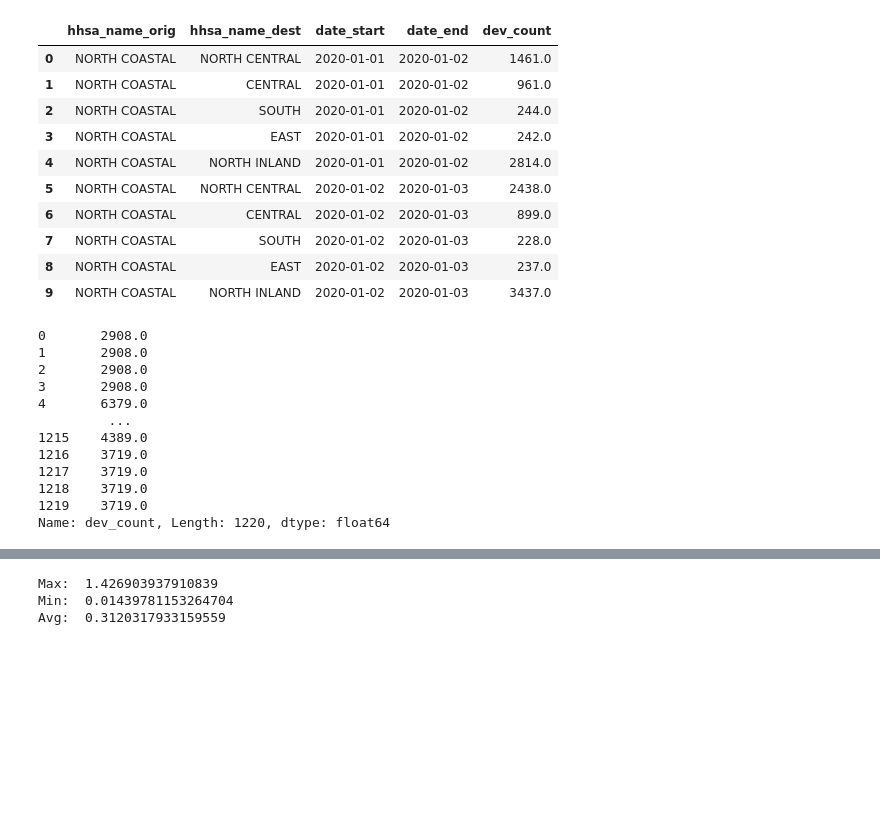
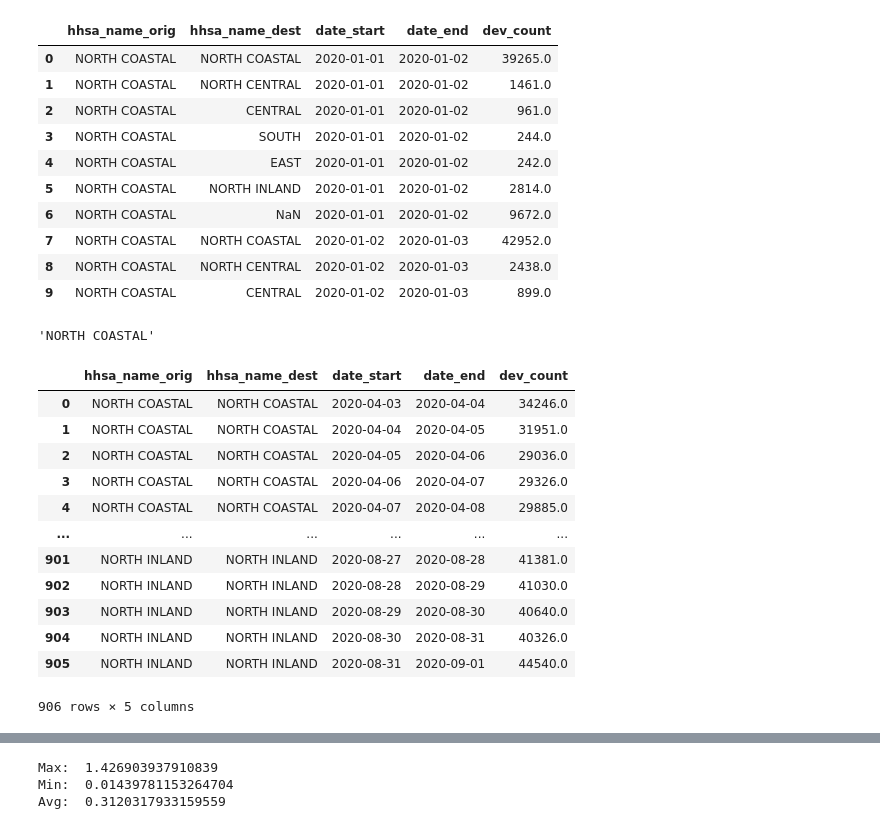
Before and after one commit to kazi0302/COVID-19-Modeling-and-Parameter-Fitting, a Jupyter notebook: Data/mobility.ipynb, the cells around one changed output, grey strips where cells are left out. Saved outputs shown, nothing was run; the diff lists cells and outputs as text; code cells hidden in the pictures; blank space fills up the shorter version.

```diff
--- a/Data/mobility.ipynb
+++ b/Data/mobility.ipynb
@@ -14,10 +30,27 @@ df_count = pd.read_excel('/Users/kazi0302/Desktop/SDSU/MSCSDS/COVID-19-Modeling-
 # %%
 df_count = df_count[:10253]
 df_count.drop(['hhsa_orig', 'hhsa_dest'], axis=1, inplace=True)
+# %%
+df_count.head(10)
+# %% [output]
+|  | hhsa_name_orig | hhsa_name_dest | date_start | date_end | dev_count |
+| 0 | NORTH COASTAL | NORTH COASTAL | 2020-01-01 | 2020-01-02 | 39265.0 |
+| 1 | NORTH COASTAL | NORTH CENTRAL | 2020-01-01 | 2020-01-02 | 1461.0 |
+| 2 | NORTH COASTAL | CENTRAL | 2020-01-01 | 2020-01-02 | 961.0 |
+| 3 | NORTH COASTAL | SOUTH | 2020-01-01 | 2020-01-02 | 244.0 |
+| 4 | NORTH COASTAL | EAST | 2020-01-01 | 2020-01-02 | 242.0 |
+| 5 | NORTH COASTAL | NORTH INLAND | 2020-01-01 | 2020-01-02 | 2814.0 |
+| 6 | NORTH COASTAL | NaN | 2020-01-01 | 2020-01-02 | 9672.0 |
+| 7 | NORTH COASTAL | NORTH COASTAL | 2020-01-02 | 2020-01-03 | 42952.0 |
+| 8 | NORTH COASTAL | NORTH CENTRAL | 2020-01-02 | 2020-01-03 | 2438.0 |
+| 9 | NORTH COASTAL | CENTRAL | 2020-01-02 | 2020-01-03 | 899.0 |
+# %%
+df_count['hhsa'][0]
+# %% [output]
+'NORTH COASTAL'
 # %%
-# Loop through df_count and drop any row if 'hhsa_name_dest' is NaN
 for i in range(len(df_count)):
-    if pd.isnull(df_count['hhsa_name_dest'][i]):
+    if df_count['hhsa_name_orig'][i] != df_count['hhsa_name_dest'][i]:
         df_count.drop(i, inplace=True)
 
 # Reset index
@@ -27,22 +58,9 @@ df_count_temp = df_count.copy()
 # %%
-# From df_count_temp, drop the row if the 'hhsa_name_dest' has the same entry as 'hhsa_name_orig'
-for i in range(len(df_count_temp)):
-    if df_count_temp['hhsa_name_orig'][i] == df_count_temp['hhsa_name_dest'][i]:
-        df_count_temp.drop(i, inplace=True)
+df_count_copy = df_count.copy()
+
+for i in range(len(df_count_copy)):
+    if df_count_copy['date_start'][i] < pd.Timestamp(2020, 4, 3, 0):
+        df_count_copy.drop(i, inplace=True)
 
 # Reset index
-df_count_temp.reset_index(drop=True, inplace=True)
+df_count_copy.reset_index(drop=True, inplace=True)
-# %%
-df_count_temp.head(10)
-# %% [output]
-|  | hhsa_name_orig | hhsa_name_dest | date_start | date_end | dev_count |
-| 0 | NORTH COASTAL | NORTH CENTRAL | 2020-01-01 | 2020-01-02 | 1461.0 |
-| 1 | NORTH COASTAL | CENTRAL | 2020-01-01 | 2020-01-02 | 961.0 |
-| 2 | NORTH COASTAL | SOUTH | 2020-01-01 | 2020-01-02 | 244.0 |
-| 3 | NORTH COASTAL | EAST | 2020-01-01 | 2020-01-02 | 242.0 |
-| 4 | NORTH COASTAL | NORTH INLAND | 2020-01-01 | 2020-01-02 | 2814.0 |
-| 5 | NORTH COASTAL | NORTH CENTRAL | 2020-01-02 | 2020-01-03 | 2438.0 |
-| 6 | NORTH COASTAL | CENTRAL | 2020-01-02 | 2020-01-03 | 899.0 |
-| 7 | NORTH COASTAL | SOUTH | 2020-01-02 | 2020-01-03 | 228.0 |
-| 8 | NORTH COASTAL | EAST | 2020-01-02 | 2020-01-03 | 237.0 |
-| 9 | NORTH COASTAL | NORTH INLAND | 2020-01-02 | 2020-01-03 | 3437.0 |
@@ -52,15 +66,0 @@ df_count_temp.loc[df_count_temp['hhsa_name_orig'] == 'NORTH COASTAL', 'dev_count
-# %%
-df_count_temp.loc[df_count_temp['hhsa_name_orig'] == 'NORTH COASTAL', 'dev_count']
-# %% [output]
-0       2908.0
-1       2908.0
-2       2908.0
-3       2908.0
-4       6379.0
-         ...
-1215    4389.0
-1216    3719.0
-1217    3719.0
-1218    3719.0
-1219    3719.0
-Name: dev_count, Length: 1220, dtype: float64
@@ -70,0 +67,16 @@ for i in range(len(df_count_temp)):
+# %%
+df_count_copy
+# %% [output]
+|  | hhsa_name_orig | hhsa_name_dest | date_start | date_end | dev_count |
+| 0 | NORTH COASTAL | NORTH COASTAL | 2020-04-03 | 2020-04-04 | 34246.0 |
+| 1 | NORTH COASTAL | NORTH COASTAL | 2020-04-04 | 2020-04-05 | 31951.0 |
+| 2 | NORTH COASTAL | NORTH COASTAL | 2020-04-05 | 2020-04-06 | 29036.0 |
+| 3 | NORTH COASTAL | NORTH COASTAL | 2020-04-06 | 2020-04-07 | 29326.0 |
+| 4 | NORTH COASTAL | NORTH COASTAL | 2020-04-07 | 2020-04-08 | 29885.0 |
+| ... | ... | ... | ... | ... | ... |
+| 901 | NORTH INLAND | NORTH INLAND | 2020-08-27 | 2020-08-28 | 41381.0 |
+| 902 | NORTH INLAND | NORTH INLAND | 2020-08-28 | 2020-08-29 | 41030.0 |
+| 903 | NORTH INLAND | NORTH INLAND | 2020-08-29 | 2020-08-30 | 40640.0 |
+| 904 | NORTH INLAND | NORTH INLAND | 2020-08-30 | 2020-08-31 | 40326.0 |
+| 905 | NORTH INLAND | NORTH INLAND | 2020-08-31 | 2020-09-01 | 44540.0 |
+906 rows × 5 columns
```
Also changed, not shown: parts of 8 cells of this notebook, 4 other files.
